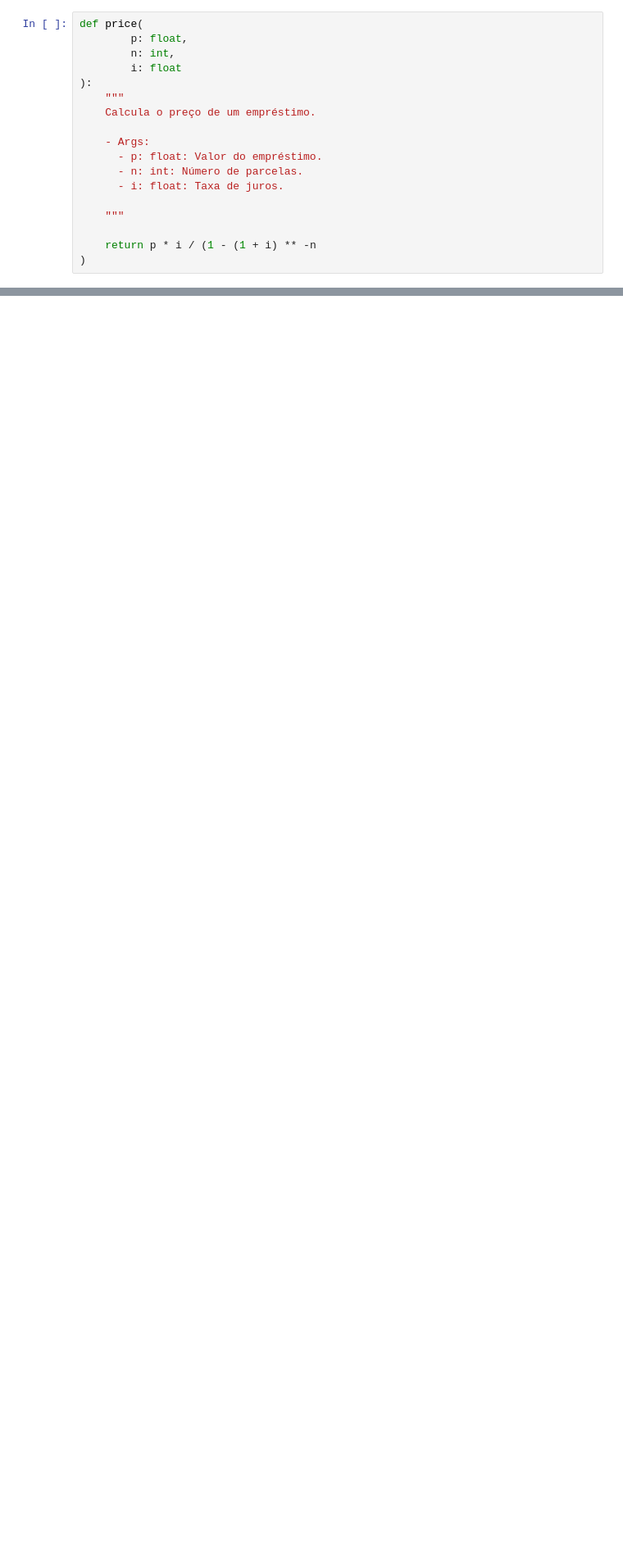
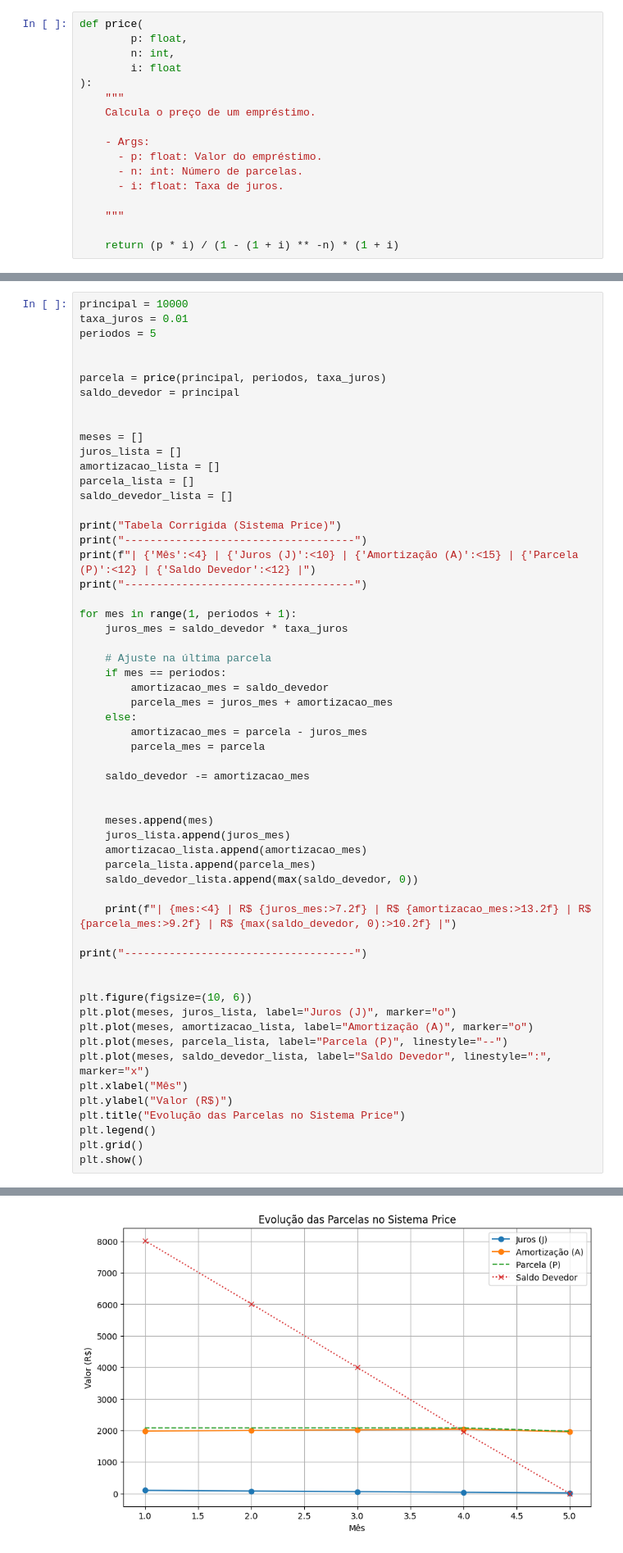
Before and after one commit to mauriciobenjamin700/9-periodo, a Jupyter notebook: mf/markdown/homework-2.ipynb, the cells around one changed output, grey strips where cells are left out. Shown at 82% size. Saved outputs shown, nothing was run; the diff lists cells and outputs as text; blank space fills up the shorter version.

```diff
--- a/mf/markdown/homework-2.ipynb
+++ b/mf/markdown/homework-2.ipynb
@@ -71,8 +72,7 @@ def price(
 
     """
 
-    return p * i / (1 - (1 + i) ** -n
-)
+    return (p * i) / (1 - (1 + i) ** -n) * (1 + i)
 # %% [markdown]
 # Exemplo 1: SAC
 
@@ -139,0 +153,58 @@ $$
+# %%
+principal = 10000
+taxa_juros = 0.01
+periodos = 5
+
+
+parcela = price(principal, periodos, taxa_juros)
+saldo_devedor = principal
+
+
+meses = []
+juros_lista = []
+amortizacao_lista = []
+parcela_lista = []
+saldo_devedor_lista = []
+
+print("Tabela Corrigida (Sistema Price)")
+print("------------------------------------")
+print(f"| {'Mês':<4} | {'Juros (J)':<10} | {'Amortização (A)':<15} | {'Parcela (P)':<12} | {'Saldo Devedor':<12} |")
+print("------------------------------------")
+
+for mes in range(1, periodos + 1):
+    juros_mes = saldo_devedor * taxa_juros
+
+    # Ajuste na última parcela
+    if mes == periodos:
+        amortizacao_mes = saldo_devedor
+        parcela_mes = juros_mes + amortizacao_mes
+    else:
+        amortizacao_mes = parcela - juros_mes
+        parcela_mes = parcela
+
+    saldo_devedor -= amortizacao_mes
+
+
+    meses.append(mes)
+    juros_lista.append(juros_mes)
+    amortizacao_lista.append(amortizacao_mes)
+    parcela_lista.append(parcela_mes)
+    saldo_devedor_lista.append(max(saldo_devedor, 0))
+
+    print(f"| {mes:<4} | R$ {juros_mes:>7.2f} | R$ {amortizacao_mes:>13.2f} | R$ {parcela_mes:>9.2f} | R$ {max(saldo_devedor, 0):>10.2f} |")
+
+print("------------------------------------")
+
+
+plt.figure(figsize=(10, 6))
+plt.plot(meses, juros_lista, label="Juros (J)", marker="o")
+plt.plot(meses, amortizacao_lista, label="Amortização (A)", marker="o")
+plt.plot(meses, parcela_lista, label="Parcela (P)", linestyle="--")
+plt.plot(meses, saldo_devedor_lista, label="Saldo Devedor", linestyle=":", marker="x")
+plt.xlabel("Mês")
+plt.ylabel("Valor (R$)")
+plt.title("Evolução das Parcelas no Sistema Price")
+plt.legend()
+plt.grid()
+plt.show()
+# %% [output]
@@ -139,0 +221 @@ $$
+[figure, added]
```
Also changed, not shown: parts of 6 cells of this notebook, 8 other files.
